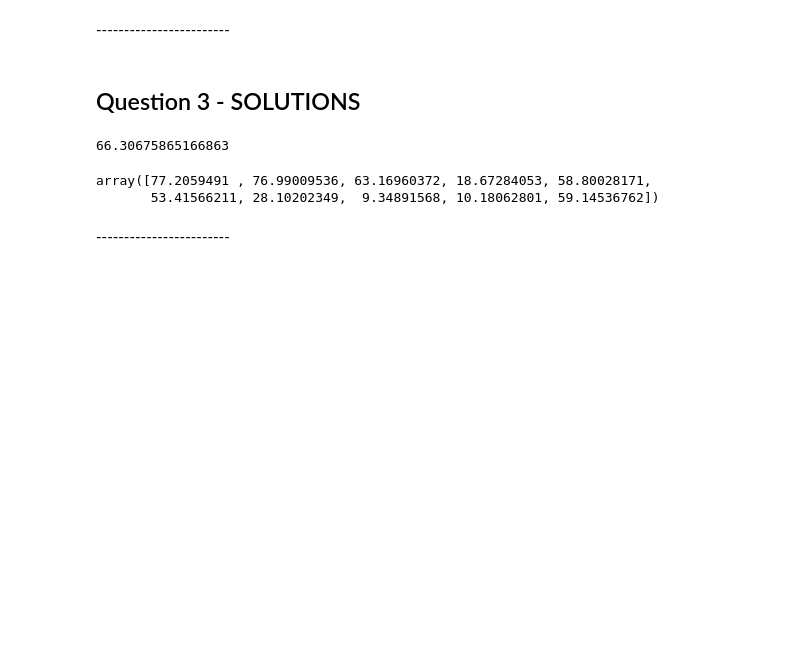
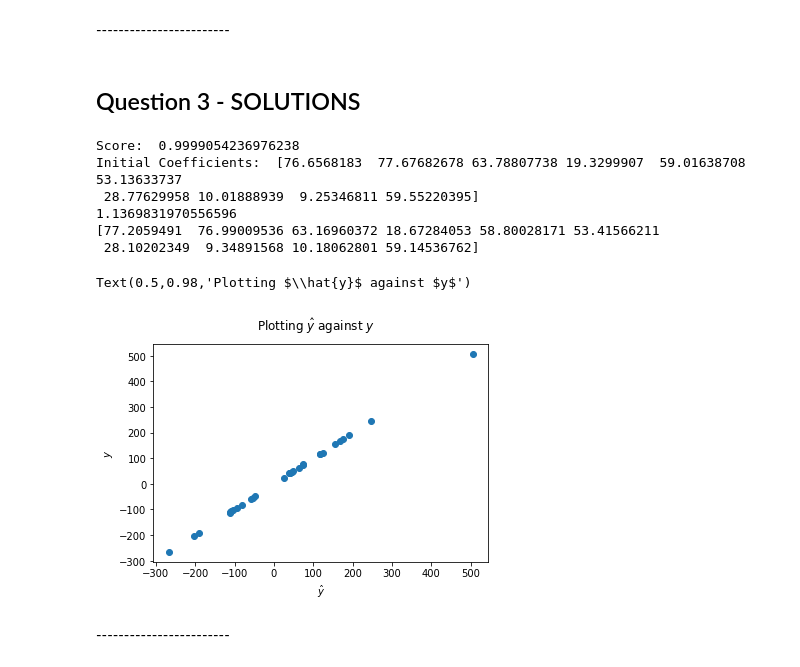
Before and after one commit to ezou20/AM_207_fall_2018, a Jupyter notebook: homeworks/AM207_HW3.ipynb, the cells around one changed output. Drawn from its saved outputs; the diff is of its cells as text; code cells hidden in the pictures; blank space fills up the shorter version.

```diff
--- a/homeworks/AM207_HW3.ipynb
+++ b/homeworks/AM207_HW3.ipynb
@@ -383,17 +385,33 @@ class AM207OLS(Regression):
         return np.matmul(X, self.params['beta']) + self.params['alpha']
 
     def score(self, X, y):
-        return np.sum(np.square((np.matmul(X, self.params['beta']) + self.params['alpha'])-y))
+        SS_T = np.sum((y - np.mean(y))**2)
+        SS_E = np.sum((y - self.predict(X))**2)
+        return 1 - SS_E/SS_T
+        #return np.sum(np.square((np.matmul(X, self.params['beta']) + self.params['alpha'])-y))
 # %%
 lr = AM207OLS()
 lr.fit(X,y)
-lr.predict(X)
-print(lr.score(X,y))
-lr.get_params('beta')
+y_hat = lr.predict(X)
+print("Score: ", lr.score(X,y))
+print("Initial Coefficients: ", coef)
+print(lr.get_params('alpha'))
+print(lr.get_params('beta'))
 # %% [output]
-66.30675865166863
+Score:  0.9999054236976238
+Initial Coefficients:  [76.6568183  77.67682678 63.78807738 19.3299907  59.01638708 53.13633737
+ 28.77629958 10.01888939  9.25346811 59.55220395]
+1.1369831970556596
+[77.2059491  76.99009536 63.16960372 18.67284053 58.80028171 53.41566211
+ 28.10202349  9.34891568 10.18062801 59.14536762]
-array([77.2059491 , 76.99009536, 63.16960372, 18.67284053, 58.80028171,
-       53.41566211, 28.10202349,  9.34891568, 10.18062801, 59.14536762])
+# %%
+plt.scatter(y_hat, y)
+plt.xlabel(r'$\hat{y}$')
+plt.ylabel(r'$y$')
+plt.suptitle(r'Plotting $\hat{y}$ against $y$')
+# %% [output]
+Text(0.5,0.98,'Plotting $\\hat{y}$ against $y$')
+[figure, added]
 # %% [markdown]
 <div class="answer-separator">
 ------------------------
```
Also changed, not shown: parts of 6 cells of this notebook.
